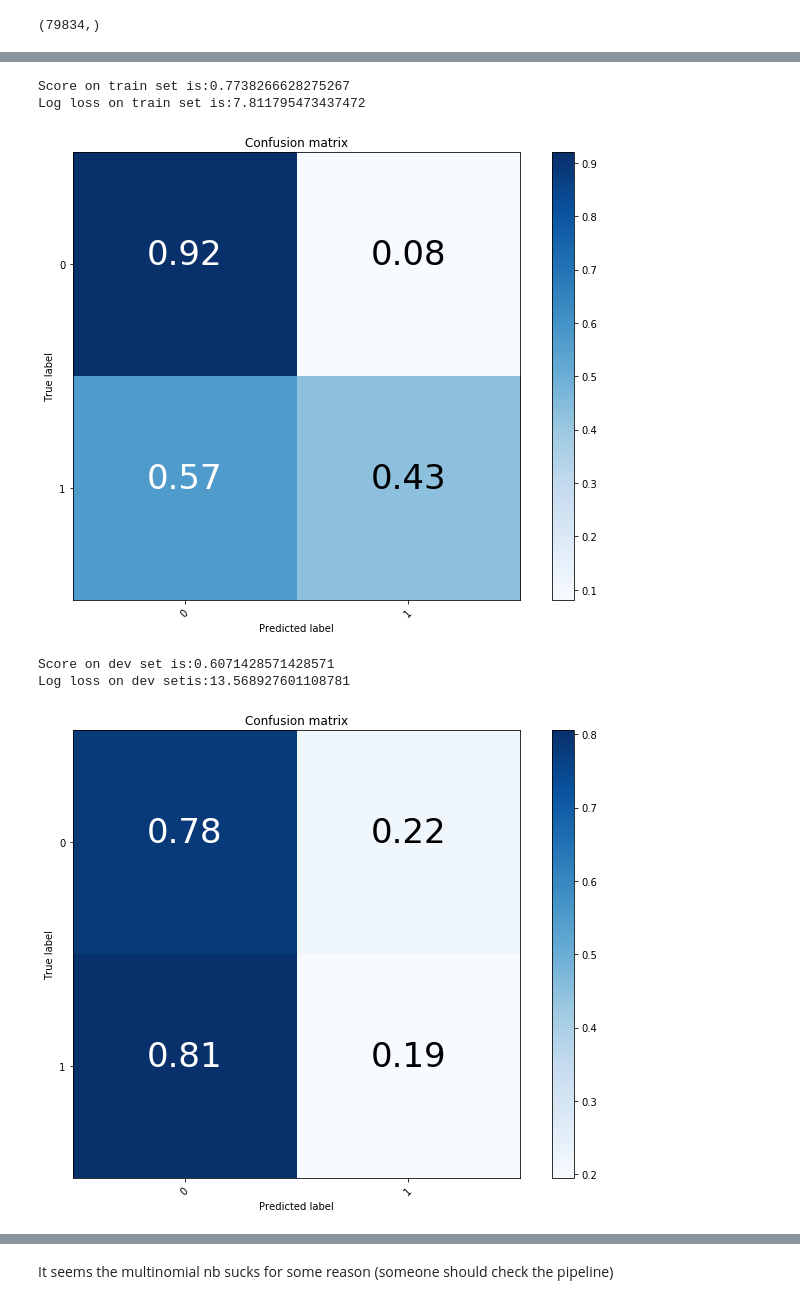
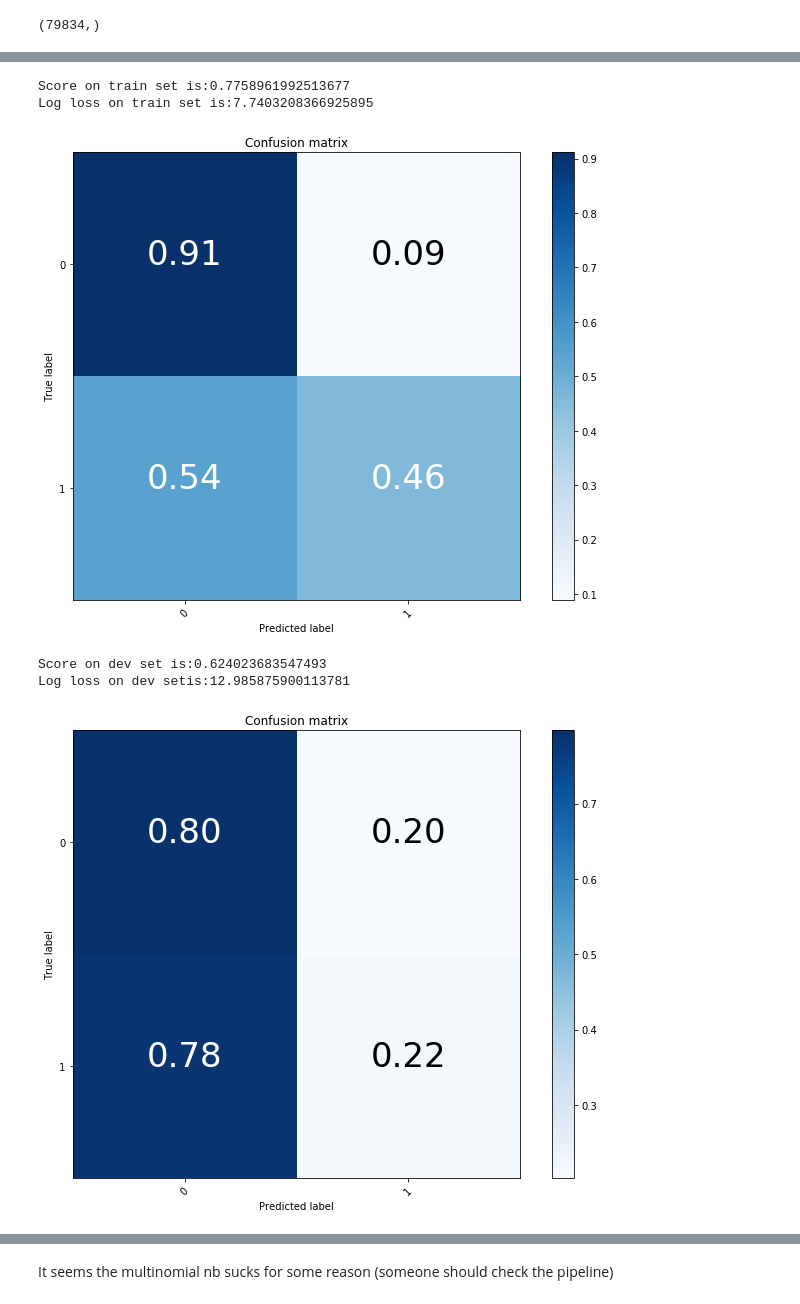
Before and after one commit to radpet/team_a, a Jupyter notebook: Radi/TF-IDF_Classical_ML.ipynb, the cells around one changed output, grey strips where cells are left out. Saved outputs shown, nothing was run; the diff lists cells and outputs as text; code cells hidden in the pictures.

```diff
--- a/Radi/TF-IDF_Classical_ML.ipynb
+++ b/Radi/TF-IDF_Classical_ML.ipynb
@@ -119,0 +188,19 @@ def try_pipeline(pipeline, X, y, X_test, y_test):
+# %%
+class ArrayCaster(BaseEstimator, TransformerMixin):
+    def __init__(self, transformer):
+        self.transformer = transformer
+
+    def fit(self, x, y=None):
+        return self
+
+    def transform(self, data):
+        result = self.transformer.fit_transform(data)
+        return np.transpose(np.matrix(result))
+# %%
+features = FeatureUnion([
+        ("pos_company1", ArrayCaster(RatioPos(COMPANY1))),
+        ("pos_company2", ArrayCaster(RatioPos(COMPANY2))),
+        ("vect", VectFeed(TfidfVectorizer())),
+    ])
+# %%
+features.fit_transform(train[:5]).shape
@@ -119,0 +209,2 @@ def try_pipeline(pipeline, X, y, X_test, y_test):
+# %%
+features.fit_transform(train[:5])[0].todense()[0]
@@ -141,16 +228,16 @@ Log loss on dev setis:11.088752156639732
 # %%
 pipeline = Pipeline([
-    ("vect", TfidfVectorizer()),
+    ("union", features),
     ("classifier", LinearSVC())
 ])
 
-try_pipeline(pipeline, train[TEXT], train[RESULT], dev[TEXT], dev[RESULT])
+try_pipeline(pipeline, train, train[RESULT], dev, dev[RESULT])
 # %% [output]
-Score on train set is:0.7738266628275267
-Log loss on train set is:7.811795473437472
+Score on train set is:0.7758961992513677
+Log loss on train set is:7.7403208366925895
-[figure, old version]
+[figure, new version]
-Score on dev set is:0.6071428571428571
-Log loss on dev setis:13.568927601108781
+Score on dev set is:0.624023683547493
+Log loss on dev setis:12.985875900113781
-[figure, old version]
+[figure, new version]
 # %%
 pipeline = Pipeline([
```
Also changed, not shown: parts of 22 cells of this notebook, 1 other file.
